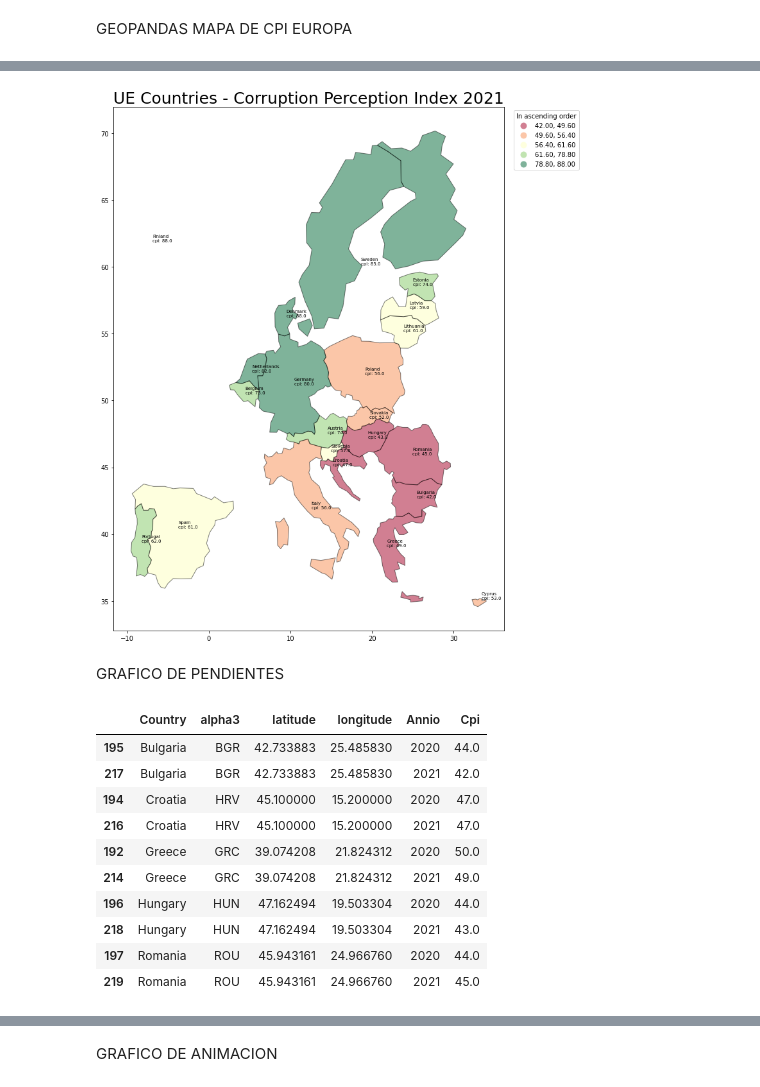
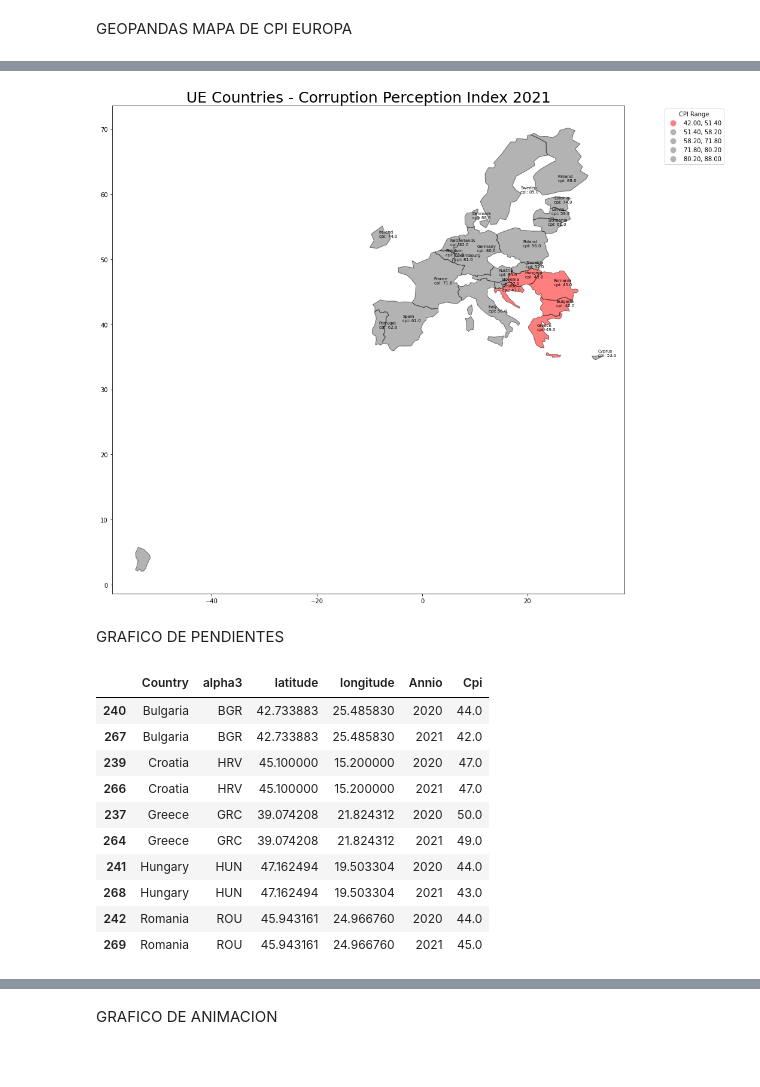
Before and after one commit to fduartej/data_visualization_python, a Jupyter notebook: notebook/CorrupcionPercepcionIndex.ipynb, the cells around one changed output, grey strips where cells are left out. Saved outputs shown, nothing was run; the diff lists cells and outputs as text; code cells hidden in the pictures; blank space fills up the shorter version.

```diff
--- a/notebook/CorrupcionPercepcionIndex.ipynb
+++ b/notebook/CorrupcionPercepcionIndex.ipynb
@@ -176,7 +161,7 @@ cpi = pd.read_csv('cpi.csv',delimiter=";")
 
 
 #https://github.com/melanieshi0120/COVID-19_global_time_series_panel_data/blob/master/data/countries_latitude_longitude.csv
-countrycode = pd.read_csv('countries_latitude_longitude.csv',delimiter=",")
+countrycode = pd.read_csv('countries_latitude_longitude.csv',delimiter=";")
 # %%
 cpi['alpha3']=alpha3code(cpi.Country)
 cpi.head()
@@ -219,8 +204,12 @@ cpiEuropa = cpi[(cpi.Country == 'Germany') | (cpi.Country =='Belgium') | (cpi.Co
      (cpi.Country =='Malta') | (cpi.Country =='Poland') | (cpi.Country =='Czechia') |
      (cpi.Country =='Austria') | (cpi.Country =='Cyprus') | (cpi.Country =='Slovenia') |
      (cpi.Country =='Finland') | (cpi.Country =='Hungary') | (cpi.Country =='Italy') |
-     (cpi.Country =='Lithuania') | (cpi.Country =='Portugal') | (cpi.Country =='Romania')
+     (cpi.Country =='Lithuania') | (cpi.Country =='Portugal') | (cpi.Country =='Romania') |
+     (cpi.Country =='Republic of Cyprus') | (cpi.Country =='Czech Republic') | (cpi.Country =='Luxembourg') |
+     (cpi.Country =='Romania') | (cpi.Country =='Sweden') | (cpi.Country =='Czech')
+
     ]
+
 
 #cpiEuropa = cpiEuropa.reset_index(drop=True).set_index('Jurisdiction')
 cpiEuropa = cpiEuropa[['Country','alpha3','latitude','longitude','2012','2013','2014','2015','2016','2017','2018','2019','2020','2021']]
@@ -317,25 +326,33 @@ mapa
 # %%
+#
+from matplotlib.colors import LinearSegmentedColormap
+
+#colors = [(1, 0, 0),(0, 0, 0)] # first color is black, last is red
+colors = ["red","dimgray","dimgray","dimgray","dimgray"]
+cm = LinearSegmentedColormap.from_list(
+        "Custom", colors, N=20)
+
 # plot cpi europa 2015
 ax = mapa.plot(column='2021', scheme="quantiles",
            figsize=(25, 15),alpha=0.5, edgecolor='k',
-           cmap='RdYlGn',legend=True)
-
+           cmap=cm,legend=True)
+#RdYlGn
 
 plt.title('UE Countries - Corruption Perception Index 2021',fontsize=25)
 # add countries names and numbers
-for i in range(0,22):
+for i in range(0,25):
     plt.text(float(mapa.longitude[i]),
              float(mapa.latitude[i]),
              "{}\ncpi: {}".format(mapa.Country[i],mapa['2021'][i]),
              size=7)
 
 leg = ax.get_legend()
 leg.set_bbox_to_anchor((1.2,1))
-leg.set_title("In ascending order")
+leg.set_title("CPI Range")
 plt.show()
 # https://en.wikipedia.org/wiki/Corruption_Perceptions_Index
 # %% [output]
-[figure, old version]
+[figure, new version]
 # %% [markdown]
 GRAFICO DE PENDIENTES
 # %%
@@ -353,14 +370,14 @@ newCpiUEFilter = newCpiUEFilter[(newCpiUEFilter.Country == 'Hungary') | (newCpiU
 newCpiUEFilter
 # %% [output]
 |  | Country | alpha3 | latitude | longitude | Annio | Cpi |
-| 195 | Bulgaria | BGR | 42.733883 | 25.485830 | 2020 | 44.0 |
-| 217 | Bulgaria | BGR | 42.733883 | 25.485830 | 2021 | 42.0 |
-| 194 | Croatia | HRV | 45.100000 | 15.200000 | 2020 | 47.0 |
-| 216 | Croatia | HRV | 45.100000 | 15.200000 | 2021 | 47.0 |
-| 192 | Greece | GRC | 39.074208 | 21.824312 | 2020 | 50.0 |
-| 214 | Greece | GRC | 39.074208 | 21.824312 | 2021 | 49.0 |
-| 196 | Hungary | HUN | 47.162494 | 19.503304 | 2020 | 44.0 |
-| 218 | Hungary | HUN | 47.162494 | 19.503304 | 2021 | 43.0 |
-| 197 | Romania | ROU | 45.943161 | 24.966760 | 2020 | 44.0 |
-| 219 | Romania | ROU | 45.943161 | 24.966760 | 2021 | 45.0 |
+| 240 | Bulgaria | BGR | 42.733883 | 25.485830 | 2020 | 44.0 |
+| 267 | Bulgaria | BGR | 42.733883 | 25.485830 | 2021 | 42.0 |
+| 239 | Croatia | HRV | 45.100000 | 15.200000 | 2020 | 47.0 |
+| 266 | Croatia | HRV | 45.100000 | 15.200000 | 2021 | 47.0 |
+| 237 | Greece | GRC | 39.074208 | 21.824312 | 2020 | 50.0 |
+| 264 | Greece | GRC | 39.074208 | 21.824312 | 2021 | 49.0 |
+| 241 | Hungary | HUN | 47.162494 | 19.503304 | 2020 | 44.0 |
+| 268 | Hungary | HUN | 47.162494 | 19.503304 | 2021 | 43.0 |
+| 242 | Romania | ROU | 45.943161 | 24.966760 | 2020 | 44.0 |
+| 269 | Romania | ROU | 45.943161 | 24.966760 | 2021 | 45.0 |
 # %%
```
Also changed, not shown: parts of 17 cells of this notebook.
